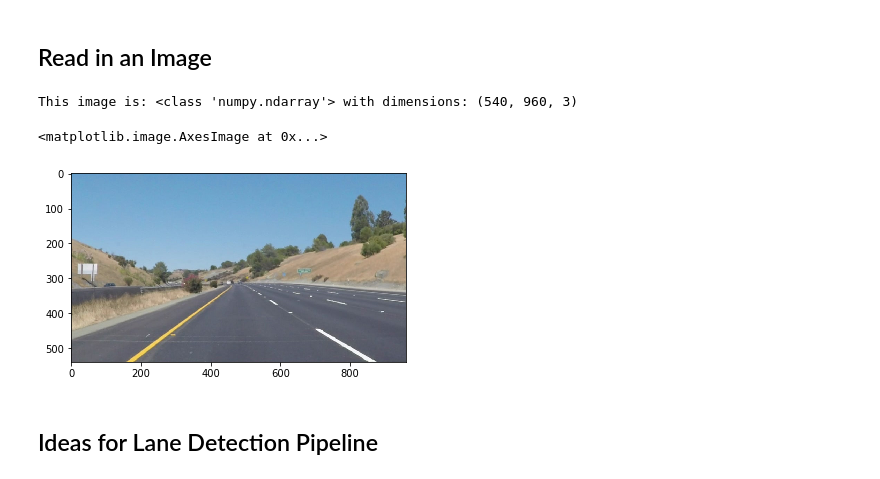
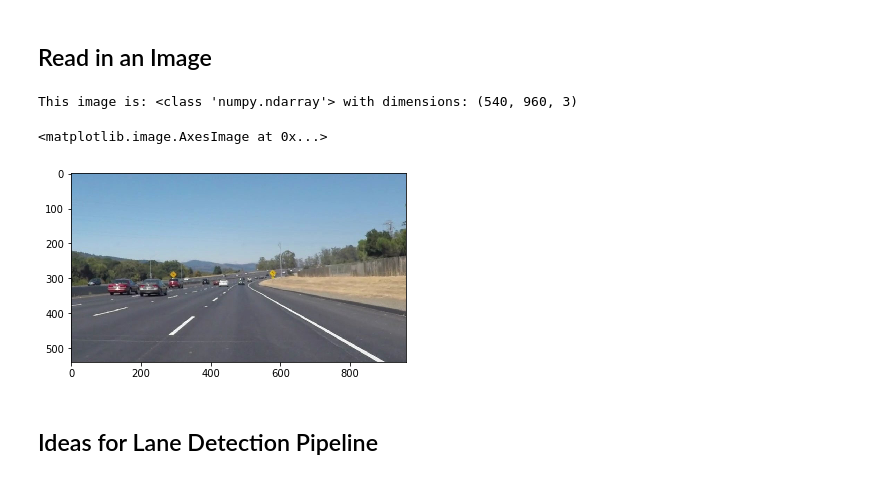
Before and after one commit to lccatala/Lane-Lines-Detection, a Jupyter notebook: P1.ipynb, the cells around one changed output. Cells and saved outputs as stored; diff of their text form; code cells hidden in the pictures.

```diff
--- a/P1.ipynb
+++ b/P1.ipynb
@@ -51,15 +51,15 @@ import cv2
 ## Read in an Image
 # %%
 #reading in an image
-image = mpimg.imread('test_images/solidYellowCurve2.jpg')
+image = mpimg.imread('test_images/solidWhiteCurve.jpg')
 
 #printing out some stats and plotting
 print('This image is:', type(image), 'with dimensions:', image.shape)
 plt.imshow(image)  # if you wanted to show a single color channel image called 'gray', for example, call as plt.imshow(gray, cmap='gray')
 # %% [output]
 This image is: <class 'numpy.ndarray'> with dimensions: (540, 960, 3)
 <matplotlib.image.AxesImage at 0x...>
-[figure, old version]
+[figure, new version]
 # %% [markdown]
 ## Ideas for Lane Detection Pipeline
 # %% [markdown]
```
Also changed, not shown: parts of 10 cells of this notebook, 12 other files.
